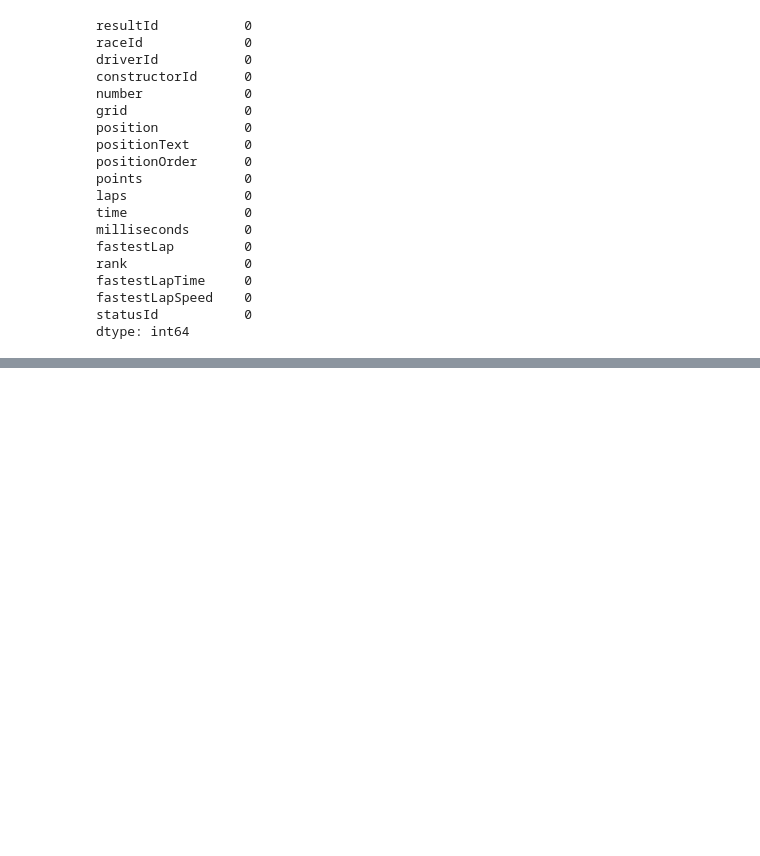
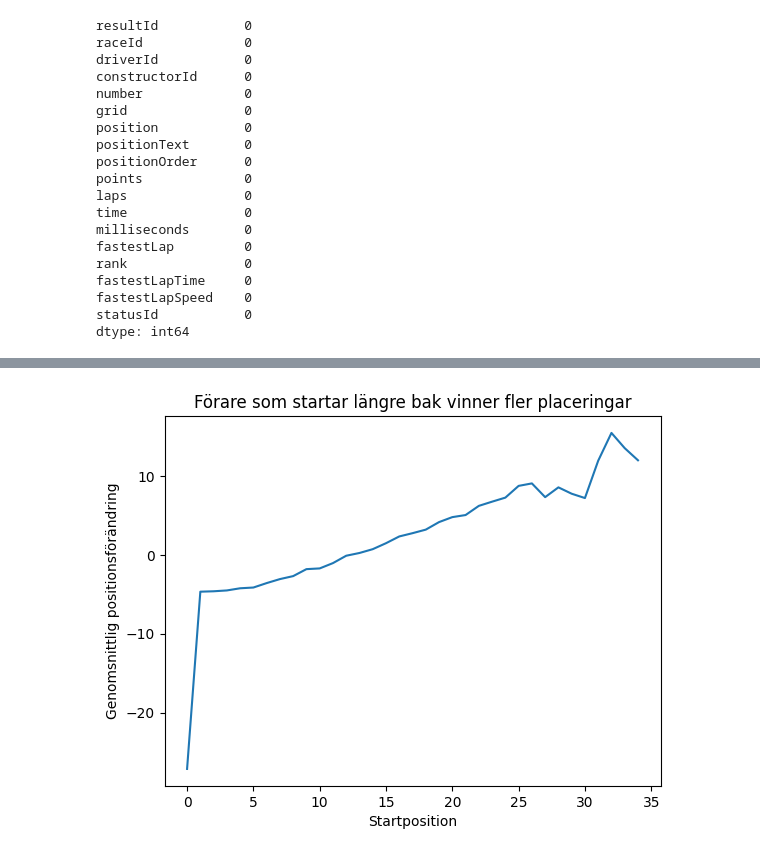
Before and after one commit to samirpolozen/Kk1-F1-analysis, a Jupyter notebook: notebook.ipynb, the cells around one changed output, grey strips where cells are left out. Saved outputs shown, nothing was run; the diff lists cells and outputs as text; code cells hidden in the pictures; blank space fills up the shorter version.

```diff
--- a/notebook.ipynb
+++ b/notebook.ipynb
@@ -183,0 +233,9 @@ results = results.replace(r"\N", np.nan)
+# %%
+# Räknar ut hur många placeringar föraren vann eller förlorade under loppet
+results["positions_gained"] = results["grid"] - results["positionOrder"]
+# %%
+# Räknar genomsnittlig positionsförändring för varje startposition
+average_positions_gained = results.groupby("grid")["positions_gained"].mean()
+
+# Visa resultatet
+average_positions_gained
@@ -183,0 +260,16 @@ results = results.replace(r"\N", np.nan)
+# %%
+# Linjediagram
+plt.plot(
+    average_positions_gained.index,
+    average_positions_gained.values
+)
+
+# Titel och axelrubriker
+plt.title("Förare som startar längre bak vinner fler placeringar")
+plt.xlabel("Startposition")
+plt.ylabel("Genomsnittlig positionsförändring")
+
+# Visar diagram
+plt.show()
+# %% [output]
+[figure, added]
```
Also changed, not shown: parts of 17 cells of this notebook, 2 other files.
